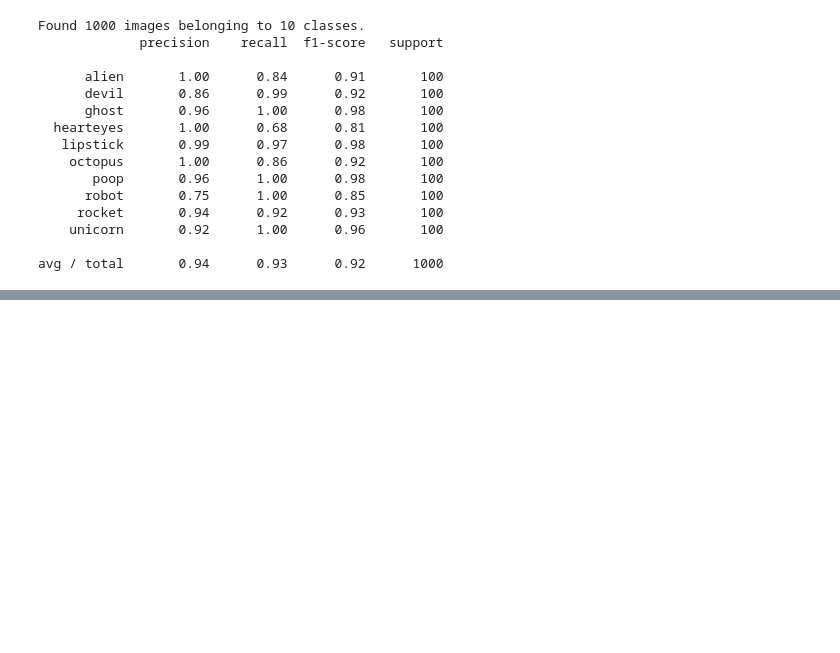
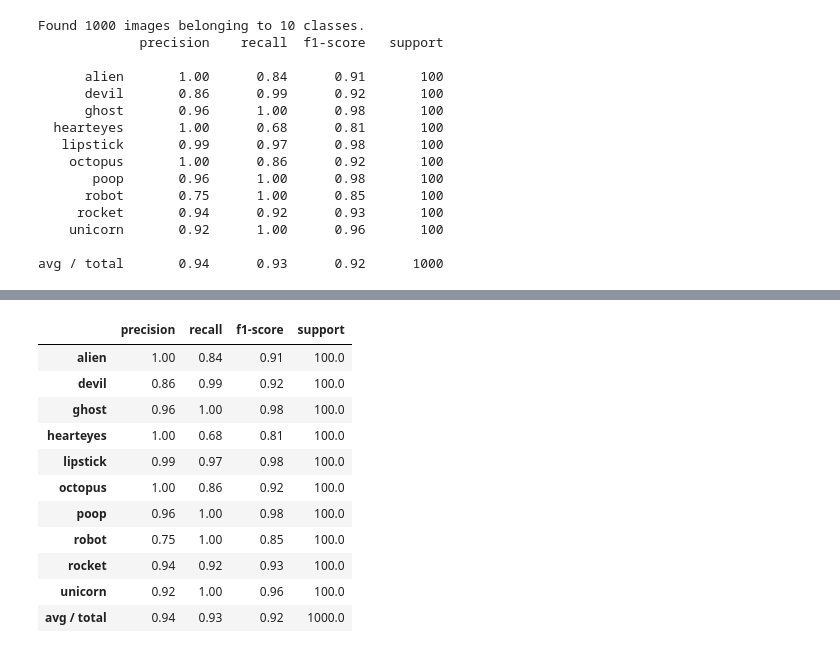
Before and after one commit to ikoshkin/cozmo-emoji-bingo, a Jupyter notebook: notebooks/evaluate.ipynb, the cells around one changed output, grey strips where cells are left out. Saved outputs shown, nothing was run; the diff lists cells and outputs as text; code cells hidden in the pictures; blank space fills up the shorter version.

```diff
--- a/notebooks/evaluate.ipynb
+++ b/notebooks/evaluate.ipynb
@@ -35,8 +35,8 @@ class_names = {0: 'alien',
                  8: 'rocket',
                  9: 'unicorn'}
 # %%
-h5_file = '../output-aws/tenclasses-augm/simple_cnn_multi_10c_with_aug.h5'
-hdf5_file = '../output-aws/tenclasses-augm/hdf5/simple_cnn_multi-071-0.163.hdf5'
+h5_file = '../archived/output-aws//tenclasses-augm/simple_cnn_multi_10c_with_aug.h5'
+hdf5_file = '../archived/output-aws/tenclasses-augm/hdf5/simple_cnn_multi-071-0.163.hdf5'
 
 # h5_file = './output-aws/fiveclasses-augm/simple_cnn_multi_5c_with_aug.h5'
 # hdf5_file = './output-aws/fiveclasses-augm/hdf5/simple_cnn_multi-099-0.079.hdf5'
@@ -110,0 +212,19 @@ avg / total       0.94      0.93      0.92      1000
+# %%
+def parse_classification_report(classification_report):
+    """Parses sklearn classification report into a pandas dataframe."""
+    return pd.read_fwf(StringIO(classification_report),lineterminator='\n', index_col=0, colspecs=[(0,12),(12,22),(22,32),(32,42),(42,52)]).dropna()
+# %%
+parse_classification_report(report)
+# %% [output]
+|  | precision | recall | f1-score | support |
+| alien | 1.00 | 0.84 | 0.91 | 100.0 |
+| devil | 0.86 | 0.99 | 0.92 | 100.0 |
+| ghost | 0.96 | 1.00 | 0.98 | 100.0 |
+| hearteyes | 1.00 | 0.68 | 0.81 | 100.0 |
+| lipstick | 0.99 | 0.97 | 0.98 | 100.0 |
+| octopus | 1.00 | 0.86 | 0.92 | 100.0 |
+| poop | 0.96 | 1.00 | 0.98 | 100.0 |
+| robot | 0.75 | 1.00 | 0.85 | 100.0 |
+| rocket | 0.94 | 0.92 | 0.93 | 100.0 |
+| unicorn | 0.92 | 1.00 | 0.96 | 100.0 |
+| avg / total | 0.94 | 0.93 | 0.92 | 1000.0 |
```
Also changed, not shown: parts of 10 cells of this notebook, 5 other files.
